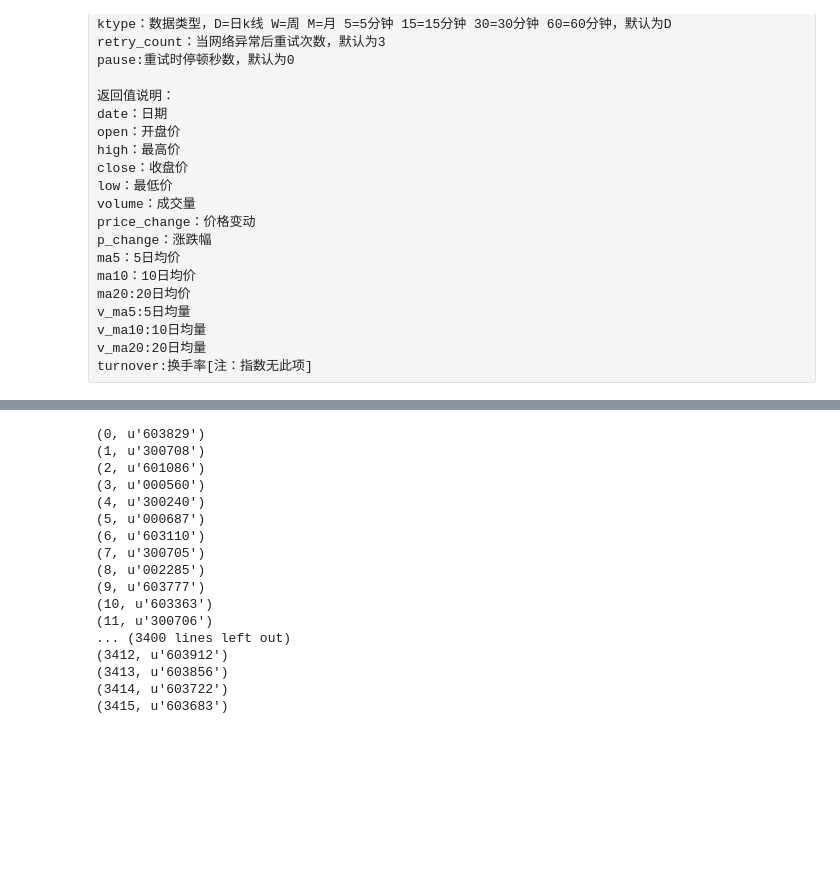
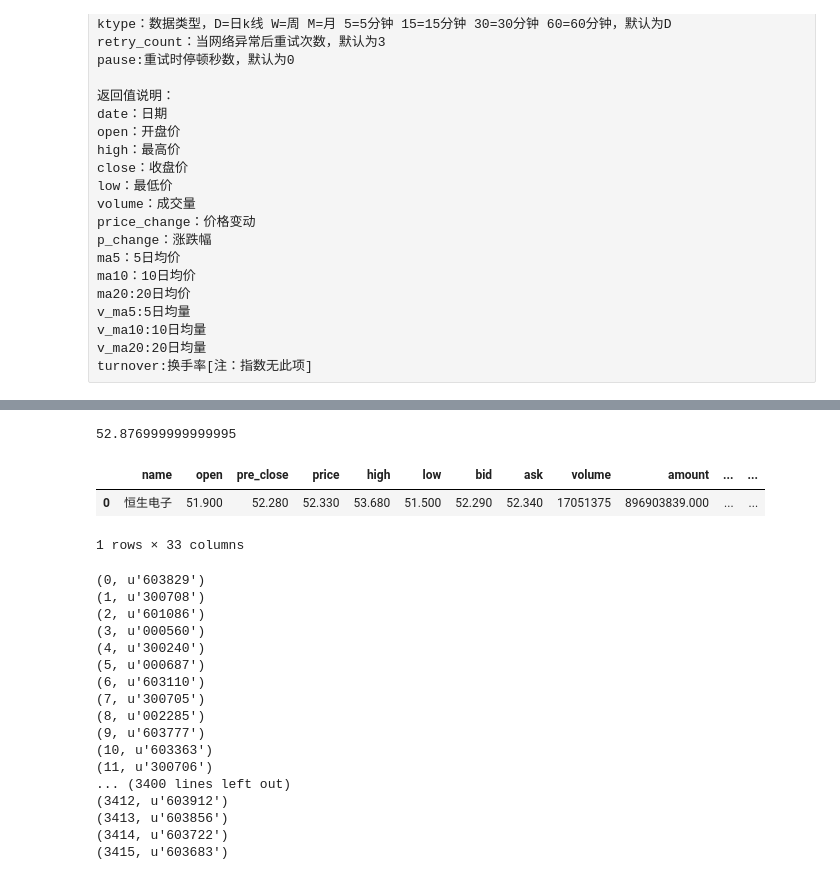
Before and after one commit to jefflyn/tesseract, a Jupyter notebook: stocks/get_hist_trade_data.ipynb, the cells around one changed output, grey strips where cells are left out. Cells and saved outputs as stored; diff of their text form; code cells hidden in the pictures; blank space fills up the shorter version.

```diff
--- a/stocks/get_hist_trade_data.ipynb
+++ b/stocks/get_hist_trade_data.ipynb
@@ -65,3 +99,15 @@ testdata
+# %%
+matest
+# %% [output]
+52.876999999999995
+# %%
+rdata = ts.get_realtime_quotes('600570')
+# %%
+rdata
+# %% [output]
+|  | name | open | pre_close | price | high | low | bid | ask | volume | amount | ... | ... |
+| 0 | 恒生电子 | 51.900 | 52.280 | 52.330 | 53.680 | 51.500 | 52.290 | 52.340 | 17051375 | 896903839.000 | ... | ... |
+1 rows × 33 columns
 # %%
 from datetime import date
 # %%
```
Also changed, not shown: parts of 13 cells of this notebook, 2 other files.
